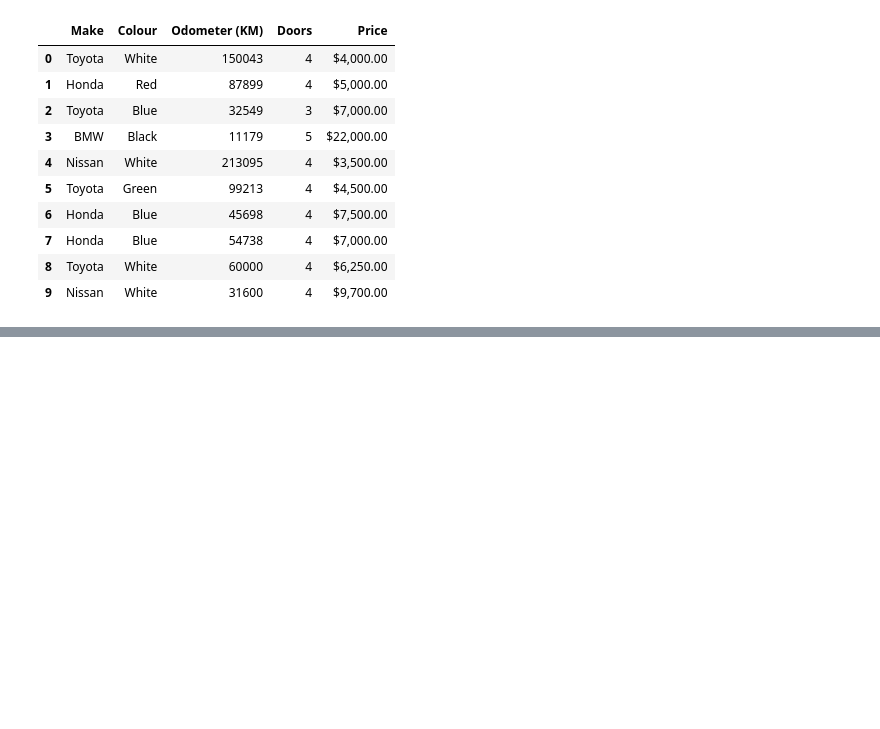
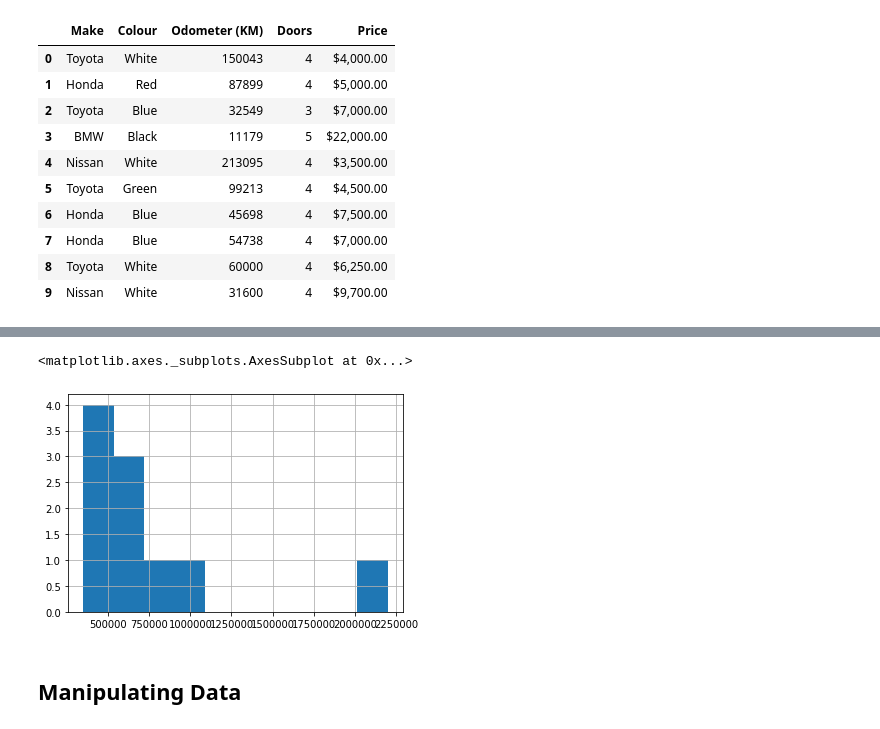
Before and after one commit to mydiallo/Introduction-to-pandas, a Jupyter notebook: Introduction-to-pandas.ipynb, the cells around one changed output, grey strips where cells are left out. Saved outputs shown, nothing was run; the diff lists cells and outputs as text; code cells hidden in the pictures; blank space fills up the shorter version.

```diff
--- a/Introduction-to-pandas.ipynb
+++ b/Introduction-to-pandas.ipynb
@@ -48,0 +358,7 @@ df
+# %%
+df["Price"].hist()
+# %% [output]
+<matplotlib.axes._subplots.AxesSubplot at 0x...>
+[figure, added]
+# %% [markdown]
+## Manipulating Data
```
Also changed, not shown: parts of 50 cells of this notebook, 3 other files.
